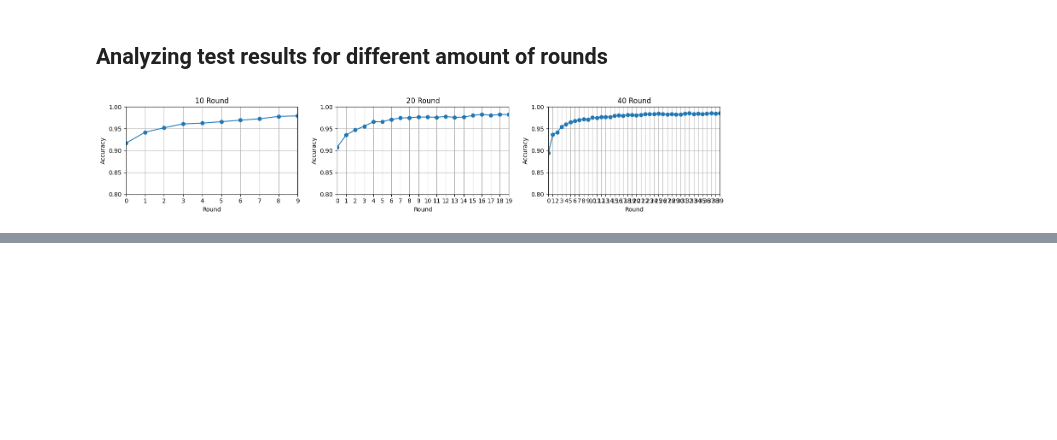
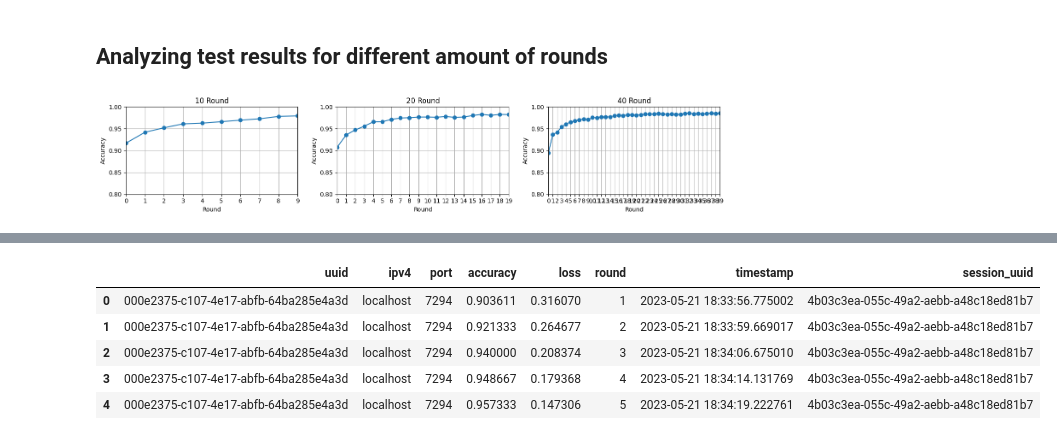
Before and after one commit to AHalic/decentralized_federated_system, a Jupyter notebook: analysis/results_analysis.ipynb, the cells around one changed output, grey strips where cells are left out. Saved outputs shown, nothing was run; the diff lists cells and outputs as text; code cells hidden in the pictures; blank space fills up the shorter version.

```diff
--- a/analysis/results_analysis.ipynb
+++ b/analysis/results_analysis.ipynb
@@ -192,0 +297,10 @@ plt.savefig(f"server_test_acc_10_20_40.png")
+# %%
+grpc_train_client_df_raw = pd.read_csv("https://raw.githubusercontent.com/beamaia/federated_system_mnist/main/train_client_results.csv")
+grpc_train_client_df_raw.head()
+# %% [output]
+|  | uuid | ipv4 | port | accuracy | loss | round | timestamp | session_uuid |
+| 0 | 000e2375-c107-4e17-abfb-64ba285e4a3d | localhost | 7294 | 0.903611 | 0.316070 | 1 | 2023-05-21 18:33:56.775002 | 4b03c3ea-055c-49a2-aebb-a48c18ed81b7 |
+| 1 | 000e2375-c107-4e17-abfb-64ba285e4a3d | localhost | 7294 | 0.921333 | 0.264677 | 2 | 2023-05-21 18:33:59.669017 | 4b03c3ea-055c-49a2-aebb-a48c18ed81b7 |
+| 2 | 000e2375-c107-4e17-abfb-64ba285e4a3d | localhost | 7294 | 0.940000 | 0.208374 | 3 | 2023-05-21 18:34:06.675010 | 4b03c3ea-055c-49a2-aebb-a48c18ed81b7 |
+| 3 | 000e2375-c107-4e17-abfb-64ba285e4a3d | localhost | 7294 | 0.948667 | 0.179368 | 4 | 2023-05-21 18:34:14.131769 | 4b03c3ea-055c-49a2-aebb-a48c18ed81b7 |
+| 4 | 000e2375-c107-4e17-abfb-64ba285e4a3d | localhost | 7294 | 0.957333 | 0.147306 | 5 | 2023-05-21 18:34:19.222761 | 4b03c3ea-055c-49a2-aebb-a48c18ed81b7 |
```
Also changed, not shown: parts of 16 cells of this notebook, 5 other files.
